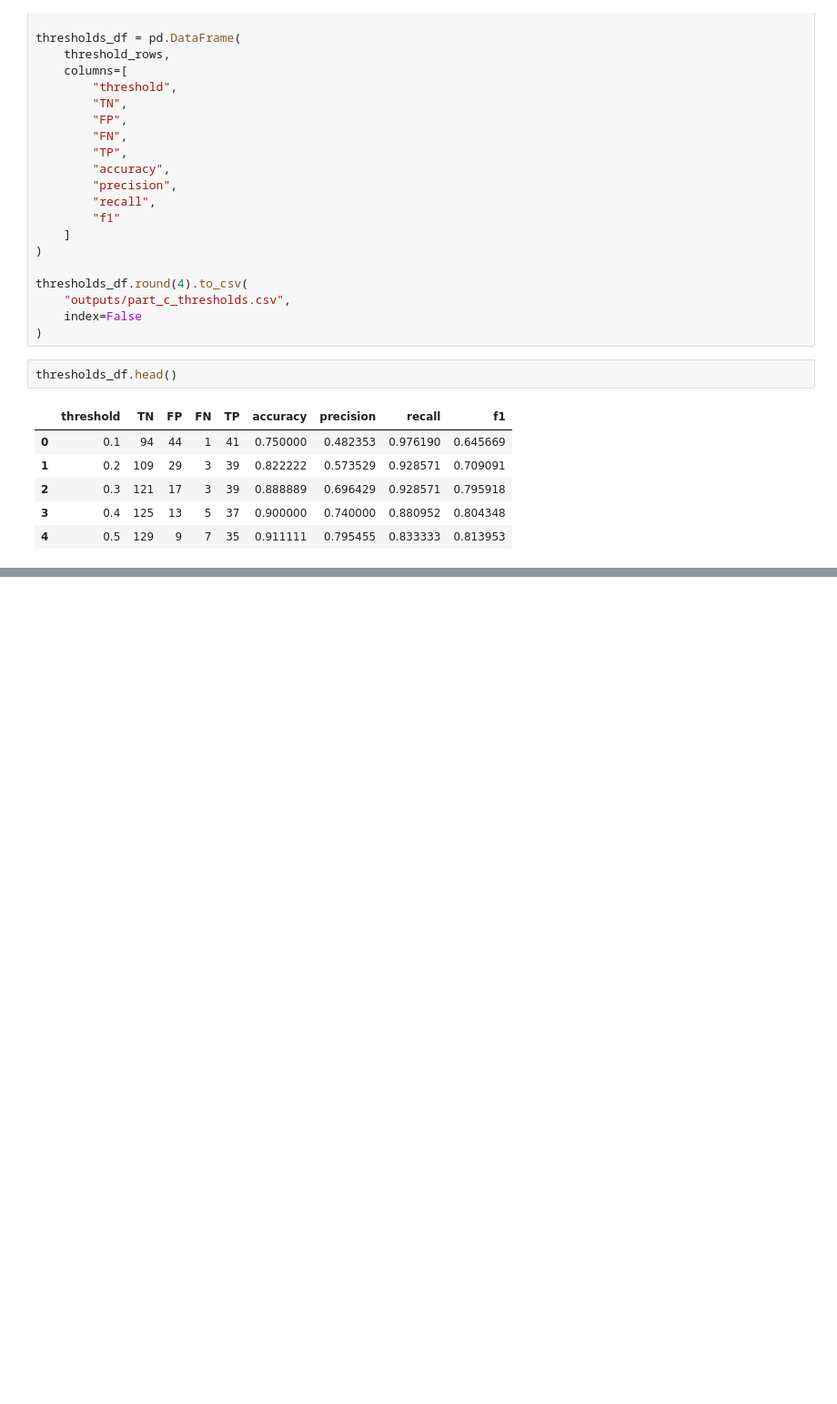
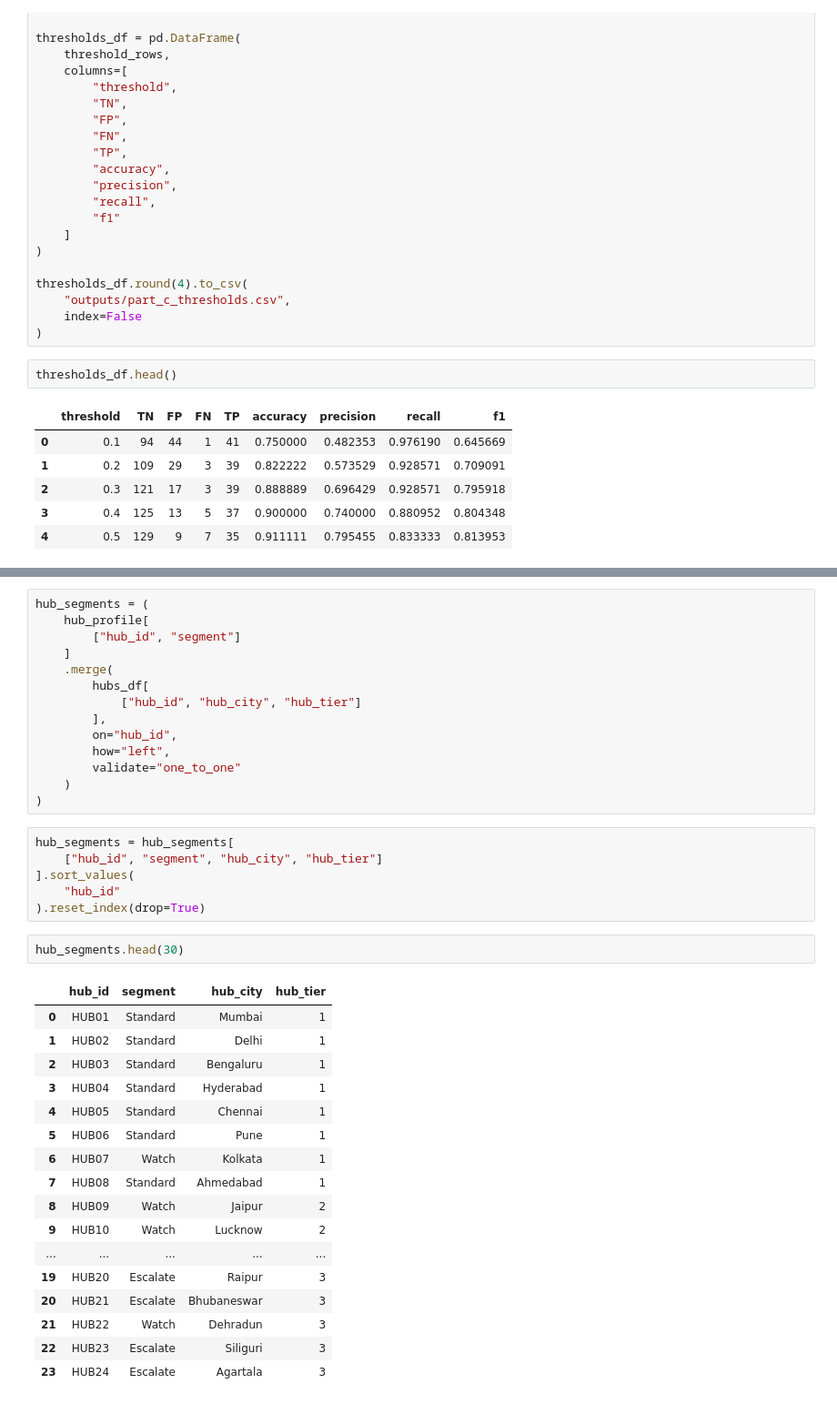
Before and after one commit to udaymaroju/masai-aiml-capstone-project, a Jupyter notebook: temp.ipynb, the cells around one changed output, grey strips where cells are left out. Shown at 91% size. Cells and saved outputs as stored; diff of their text form; blank space fills up the shorter version.

```diff
--- a/temp.ipynb
+++ b/temp.ipynb
@@ -1202,0 +1647,40 @@ thresholds_df.head()
+# %%
+hub_segments = (
+    hub_profile[
+        ["hub_id", "segment"]
+    ]
+    .merge(
+        hubs_df[
+            ["hub_id", "hub_city", "hub_tier"]
+        ],
+        on="hub_id",
+        how="left",
+        validate="one_to_one"
+    )
+)
+# %%
+hub_segments = hub_segments[
+    ["hub_id", "segment", "hub_city", "hub_tier"]
+].sort_values(
+    "hub_id"
+).reset_index(drop=True)
+# %%
+hub_segments.head(30)
+# %% [output]
+|  | hub_id | segment | hub_city | hub_tier |
+| 0 | HUB01 | Standard | Mumbai | 1 |
+| 1 | HUB02 | Standard | Delhi | 1 |
+| 2 | HUB03 | Standard | Bengaluru | 1 |
+| 3 | HUB04 | Standard | Hyderabad | 1 |
+| 4 | HUB05 | Standard | Chennai | 1 |
+| 5 | HUB06 | Standard | Pune | 1 |
+| 6 | HUB07 | Watch | Kolkata | 1 |
+| 7 | HUB08 | Standard | Ahmedabad | 1 |
+| 8 | HUB09 | Watch | Jaipur | 2 |
+| 9 | HUB10 | Watch | Lucknow | 2 |
+| ... | ... | ... | ... | ... |
+| 19 | HUB20 | Escalate | Raipur | 3 |
+| 20 | HUB21 | Escalate | Bhubaneswar | 3 |
+| 21 | HUB22 | Watch | Dehradun | 3 |
+| 22 | HUB23 | Escalate | Siliguri | 3 |
+| 23 | HUB24 | Escalate | Agartala | 3 |
```
Also changed, not shown: parts of 50 cells of this notebook, 15 other files.
